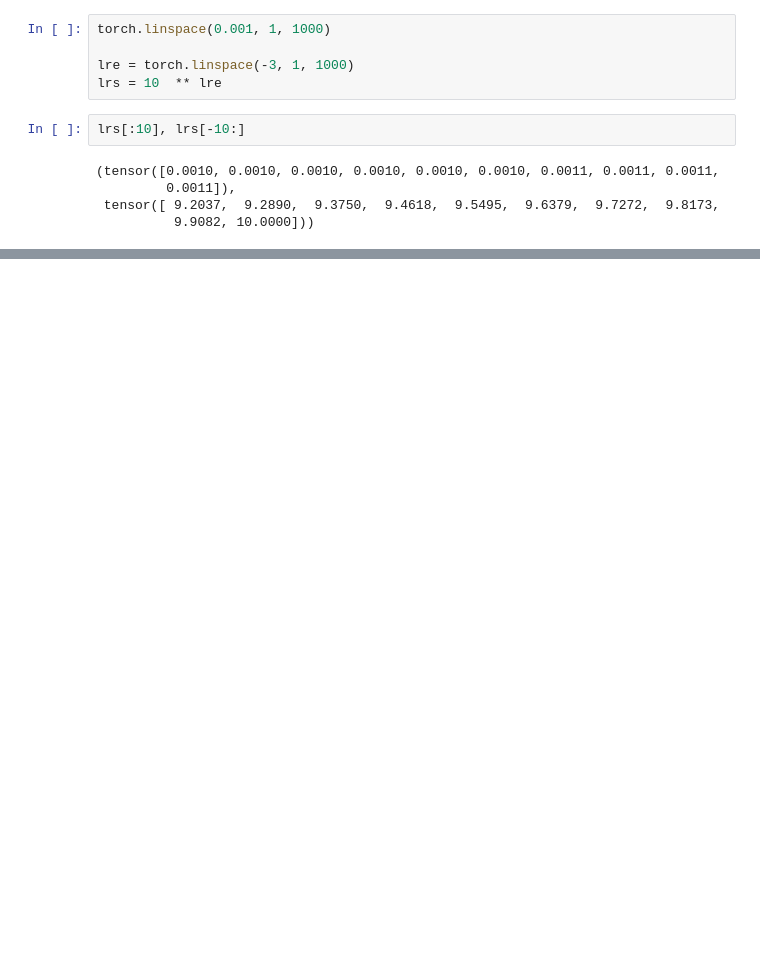
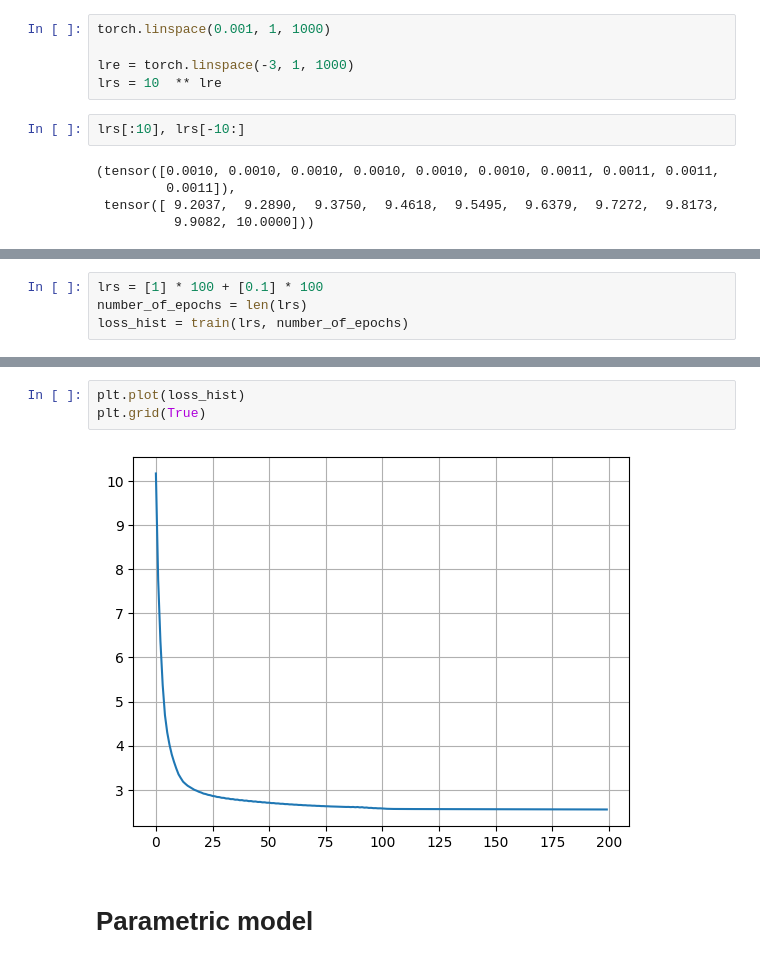
Before and after one commit to h2oduct/nn-zero-to-hero, a Jupyter notebook: lectures/makemore/self_makemore_part2_mlp.ipynb, the cells around one changed output, grey strips where cells are left out. Saved outputs shown, nothing was run; the diff lists cells and outputs as text; blank space fills up the shorter version.

```diff
--- a/lectures/makemore/self_makemore_part2_mlp.ipynb
+++ b/lectures/makemore/self_makemore_part2_mlp.ipynb
@@ -1416,0 +1411,4 @@ plt.grid(True)
+# %%
+lrs = [1] * 100 + [0.1] * 100
+number_of_epochs = len(lrs)
+loss_hist = train(lrs, number_of_epochs)
@@ -1416,0 +1424,7 @@ plt.grid(True)
+# %%
+plt.plot(loss_hist)
+plt.grid(True)
+# %% [output]
+[figure, added]
+# %% [markdown]
+# Parametric model
```
Also changed, not shown: parts of 21 cells of this notebook.
